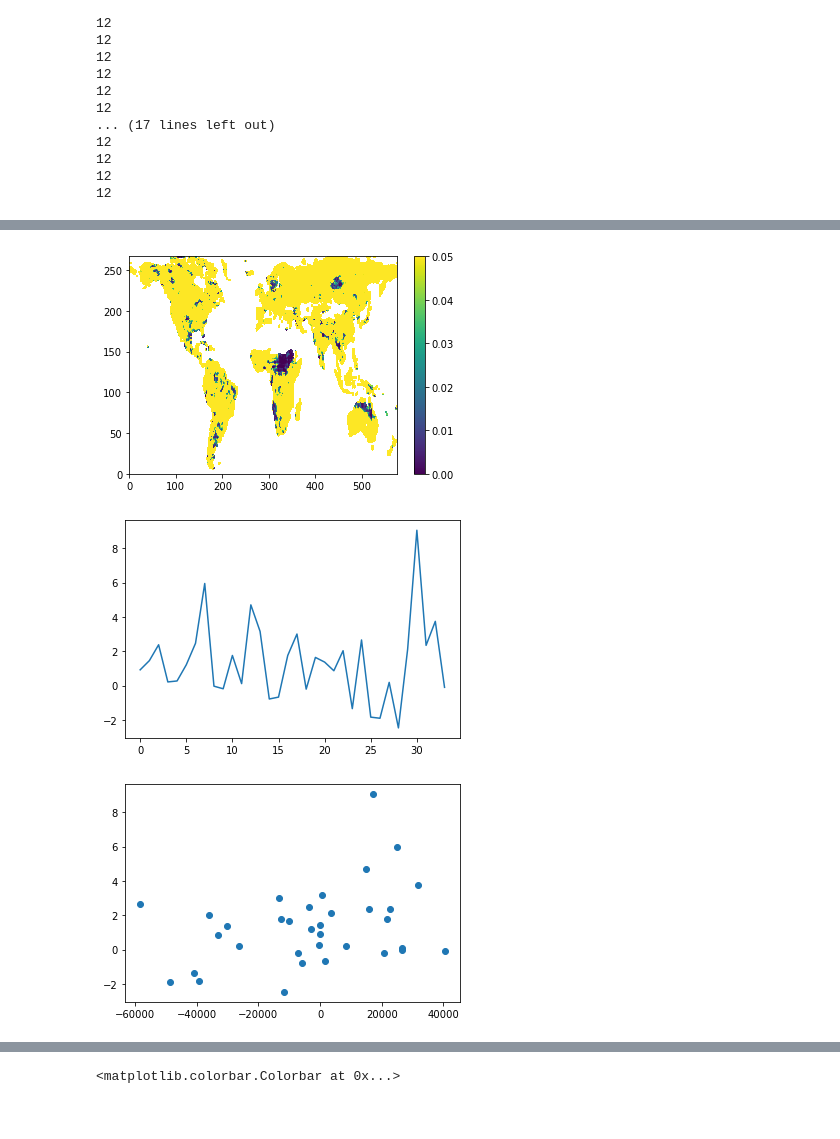
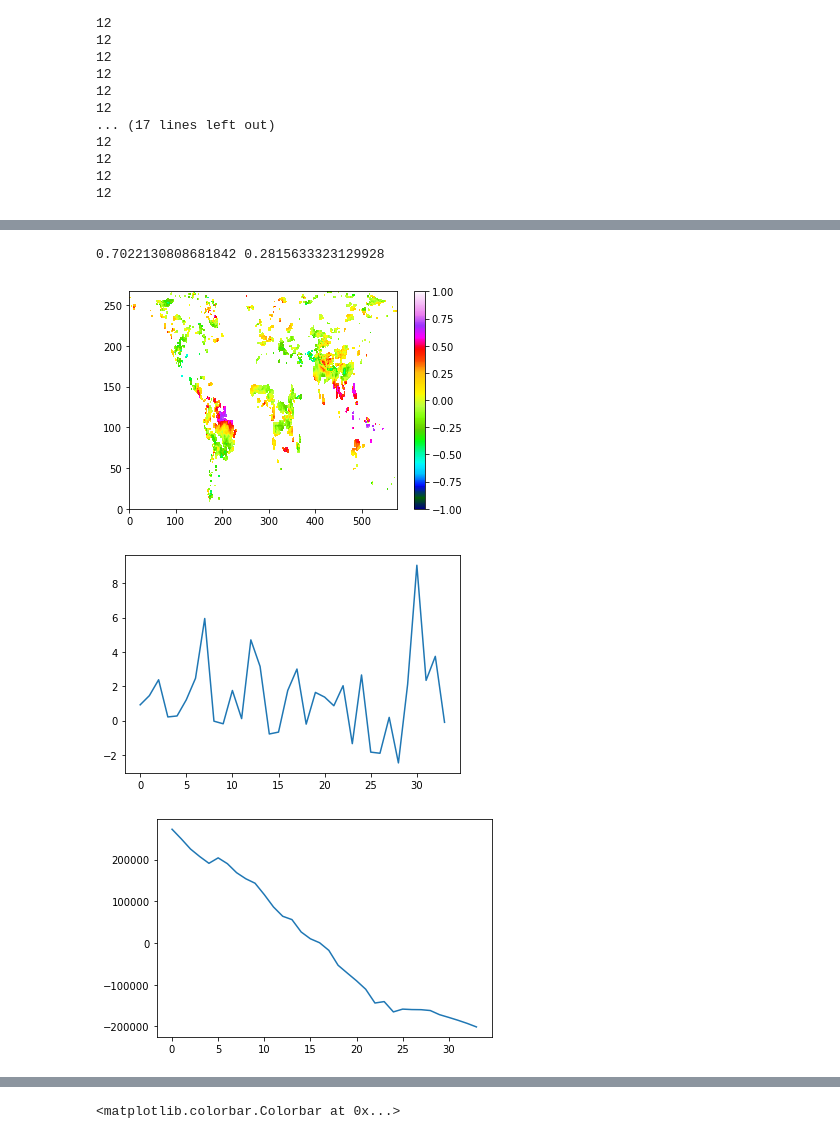
Before and after one commit to patrick-naylor/Global-FWI-ONI-Relationship, a Jupyter notebook: Get_Data.ipynb, the cells around one changed output, grey strips where cells are left out. Saved outputs shown, nothing was run; the diff lists cells and outputs as text; code cells hidden in the pictures.

```diff
--- a/Get_Data.ipynb
+++ b/Get_Data.ipynb
@@ -183,13 +194,22 @@ plt.plot(amazon_detrend)
 # %%
 yearly_fwi_detrend = np.empty((267, 576, 34))
+
 for i in range(34):
     yearly_fwi_detrend[:,:,i] = yearly_array[:,:,i] - i*t_trend_slope[:,:]
-plt.pcolormesh(yearly_fwi_detrend[:,:,-1] - yearly_fwi_detrend[:,:,0])
+for i in range(267):
+    for j in range(576):
+        if(t_trend_pvalue[i,j] > 0.05):
+            yearly_fwi_detrend[i,j,:] = np.float('NaN')
+plt.figure(1)
+plt.pcolormesh(t_trend_pvalue[0:150,100:250], vmin = 0, vmax = .05)
+plt.colorbar()
+plt.figure(2)
+plt.pcolormesh(yearly_fwi_detrend[0:150,100:250,-1] - yearly_fwi_detrend[0:150,100:250,0], vmin=0, vmax = 25)
 plt.colorbar()
 print(len(amazon_detrend))
-amazon_detrend_delay = [0.0, 0.0]
+amazon_detrend_delay = [0.0]
 amazon_detrend = amazon_detrend - np.nanmean(amazon_detrend)
-for i in range(32):
+for i in range(33):
     amazon_detrend_delay.append(amazon_detrend[i])
 amazon_detrend_delay = np.array(amazon_detrend_delay)
 # %% [output]
@@ -198,9 +219,5 @@ amazon_detrend_delay = np.array(amazon_detrend_delay)
 # %%
-df_trend_slope = np.empty([267, 576])
-df_trend_intercept = np.empty([267, 576])
-df_trend_rvalue = np.empty([267, 576])
-df_trend_pvalue = np.empty([267, 576])
-df_trend_stderr = np.empty([267, 576])
+coef = np.empty([267, 576])
 
 df_fwi_point = np.empty([34])
 for i in range(267):
@@ -210,24 +227,25 @@ for i in range(267):
         if((~np.isnan(np.nanmean(df_fwi_point)))):
             #print(np.nanmean(fwi_point))
             mask = ~np.isnan(df_fwi_point) & ~np.isnan(amazon_detrend_delay)
-            df_trend_slope[i,j], df_trend_intercept[i,j], df_trend_rvalue[i,j], df_trend_pvalue[i,j], df_trend_stderr[i,j] = stats.linregress(amazon_detrend_delay[mask], df_fwi_point[mask])
+            coef[i,j] = (np.corrcoef(amazon_detrend[mask], df_fwi_point[mask]))[0,1]
         else:
-            df_trend_slope[i,j] = np.float('NaN')
-            df_trend_pvalue[i,j] = np.float('NaN')
-            df_trend_rvalue[i,j] = np.float('NaN')
+            coef[i,j] = np.float('NaN')
 # %%
 plt.figure(1)
-plt.pcolormesh(df_trend_pvalue, vmin = 0, vmax = .05)
+plt.pcolormesh(coef, vmin = -1, vmax = 1, cmap = 'gist_ncar')
 plt.colorbar()
 plt.figure(2)
 plt.plot(yearly_fwi_detrend[110,200,:])
 plt.figure(3)
-plt.scatter(amazon_detrend_delay, yearly_fwi_detrend[110,200,:])
-slope,_,_,pval,_ = stats.linregress(amazon_detrend_delay, yearly_fwi_detrend[110,200,:])
+plt.plot(deforestation)
+#plt.scatter(amazon_detrend_delay, yearly_fwi_detrend[110,200,:])
+slope,_,_,pval,_ = stats.linregress(amazon_detrend_delay[1:], yearly_fwi_detrend[110,200,1:])
+print(slope, pval)
 # %% [output]
+0.7022130808681842 0.2815633323129928
-[figure, old version]
+[figure, new version]
 [figure]
-[figure, old version]
+[figure, new version]
 # %%
 #Plot of august 2020
 plt.figure(1)
```
Also changed, not shown: parts of 6 cells of this notebook, 1 other file.
